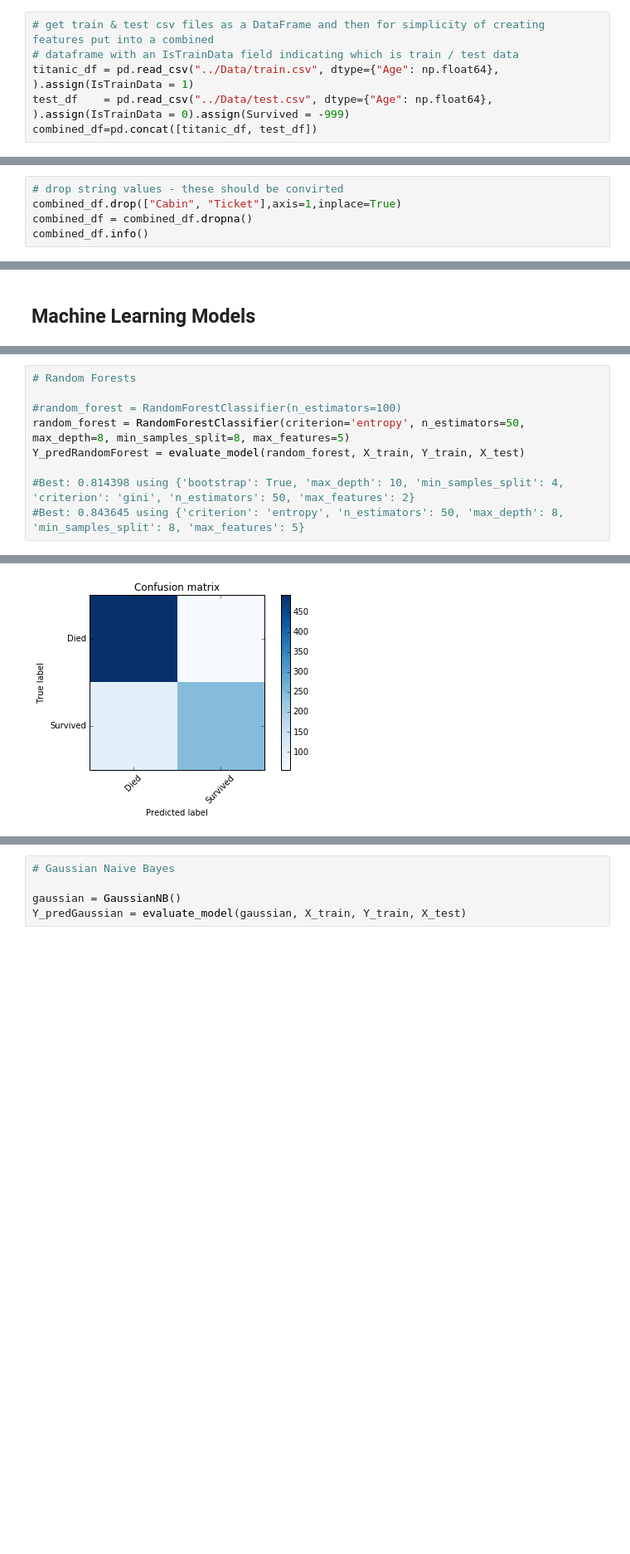
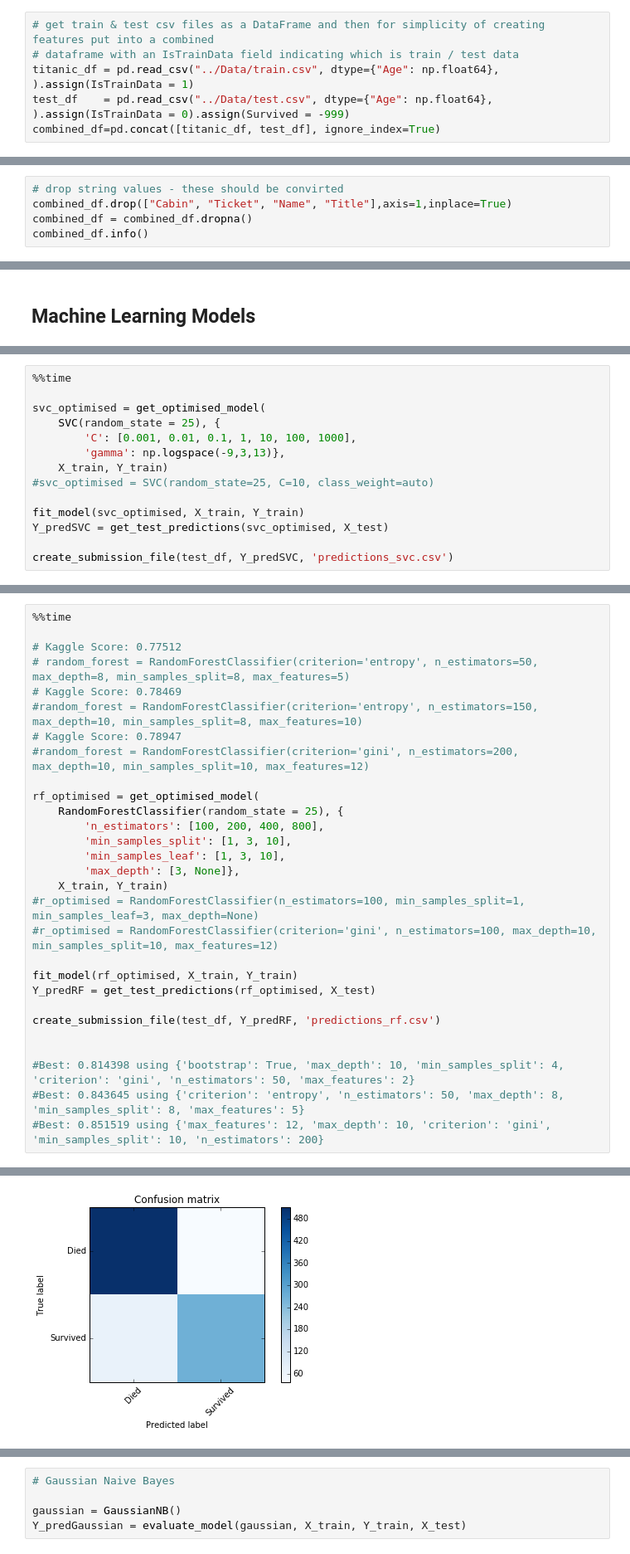
Before and after one commit to Statoil/KagglePlayground, a Jupyter notebook: Titanic/Python/Predict.ipynb, the cells around one changed output, grey strips where cells are left out. Shown at 83% size. Drawn from its saved outputs; the diff is of its cells as text; blank space fills up the shorter version.

Commit message:
Submission: 0.79904 Model: Ensemble weighted average Details: Dropped: Name, Ticket, Cabin. Set Age to Pclass Median. Embarked one hot encoded. Added Title feature Code cleanup Ensemble methods

```diff
--- a/Titanic/Python/Predict.ipynb
+++ b/Titanic/Python/Predict.ipynb
@@ -25,4 +35,4 @@ from sklearn.naive_bayes import GaussianNB
 # dataframe with an IsTrainData field indicating which is train / test data
 titanic_df = pd.read_csv("../Data/train.csv", dtype={"Age": np.float64}, ).assign(IsTrainData = 1)
 test_df    = pd.read_csv("../Data/test.csv", dtype={"Age": np.float64}, ).assign(IsTrainData = 0).assign(Survived = -999)
-combined_df=pd.concat([titanic_df, test_df])
+combined_df=pd.concat([titanic_df, test_df], ignore_index=True)
@@ -104,7 +172,7 @@ combined_df.drop(["Name", "Title"],axis=1,inplace=True)
 We need to remove some values such as string entries or others that we won't use.
 # %%
 # drop string values - these should be convirted
-combined_df.drop(["Cabin", "Ticket"],axis=1,inplace=True)
+combined_df.drop(["Cabin", "Ticket", "Name", "Title"],axis=1,inplace=True)
 combined_df = combined_df.dropna()
 combined_df.info()
 # %% [output]
@@ -265,0 +377,14 @@ Confusion matrix, without normalization
+# %%
+%%time
+
+svc_optimised = get_optimised_model(
+    SVC(random_state = 25), {
+        'C': [0.001, 0.01, 0.1, 1, 10, 100, 1000],
+        'gamma': np.logspace(-9,3,13)},
+    X_train, Y_train)
+#svc_optimised = SVC(random_state=25, C=10, class_weight=auto)
+
+fit_model(svc_optimised, X_train, Y_train)
+Y_predSVC = get_test_predictions(svc_optimised, X_test)
+
+create_submission_file(test_df, Y_predSVC, 'predictions_svc.csv')
@@ -266,10 +403,30 @@ Confusion matrix, without normalization
 # %%
-# Random Forests
+%%time
 
-#random_forest = RandomForestClassifier(n_estimators=100)
-random_forest = RandomForestClassifier(criterion='entropy', n_estimators=50, max_depth=8, min_samples_split=8, max_features=5)
-Y_predRandomForest = evaluate_model(random_forest, X_train, Y_train, X_test)
+# Kaggle Score: 0.77512
+# random_forest = RandomForestClassifier(criterion='entropy', n_estimators=50, max_depth=8, min_samples_split=8, max_features=5)
+# Kaggle Score: 0.78469
+#random_forest = RandomForestClassifier(criterion='entropy', n_estimators=150, max_depth=10, min_samples_split=8, max_features=10)
+# Kaggle Score: 0.78947
+#random_forest = RandomForestClassifier(criterion='gini', n_estimators=200, max_depth=10, min_samples_split=10, max_features=12)
+
+rf_optimised = get_optimised_model(
+    RandomForestClassifier(random_state = 25), {
+        'n_estimators': [100, 200, 400, 800],
+        'min_samples_split': [1, 3, 10],
+        'min_samples_leaf': [1, 3, 10],
+        'max_depth': [3, None]},
+    X_train, Y_train)
+#r_optimised = RandomForestClassifier(n_estimators=100, min_samples_split=1, min_samples_leaf=3, max_depth=None)
+#r_optimised = RandomForestClassifier(criterion='gini', n_estimators=100, max_depth=10, min_samples_split=10, max_features=12)
+
+fit_model(rf_optimised, X_train, Y_train)
+Y_predRF = get_test_predictions(rf_optimised, X_test)
+
+create_submission_file(test_df, Y_predRF, 'predictions_rf.csv')
+
 
 #Best: 0.814398 using {'bootstrap': True, 'max_depth': 10, 'min_samples_split': 4, 'criterion': 'gini', 'n_estimators': 50, 'max_features': 2}
 #Best: 0.843645 using {'criterion': 'entropy', 'n_estimators': 50, 'max_depth': 8, 'min_samples_split': 8, 'max_features': 5}
+#Best: 0.851519 using {'max_features': 12, 'max_depth': 10, 'criterion': 'gini', 'min_samples_split': 10, 'n_estimators': 200}
 # %% [output]
@@ -281 +441 @@ Confusion matrix, without normalization
-[figure, old version]
+[figure, new version]
```
Also changed, not shown: parts of 41 cells of this notebook, 7 other files.
